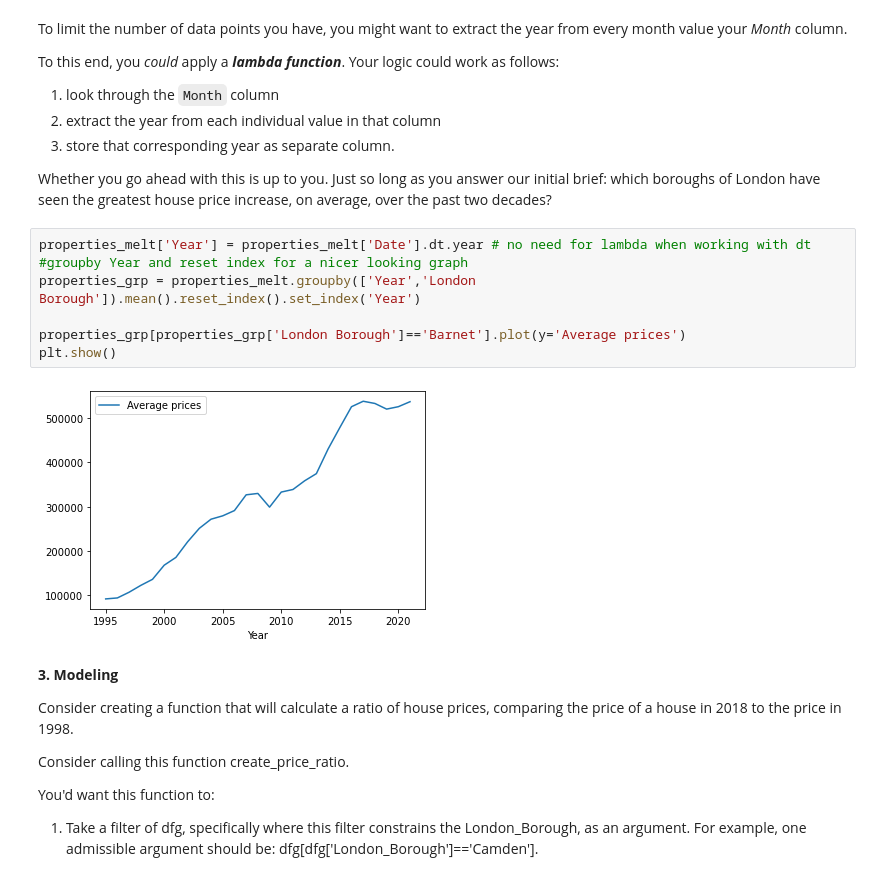
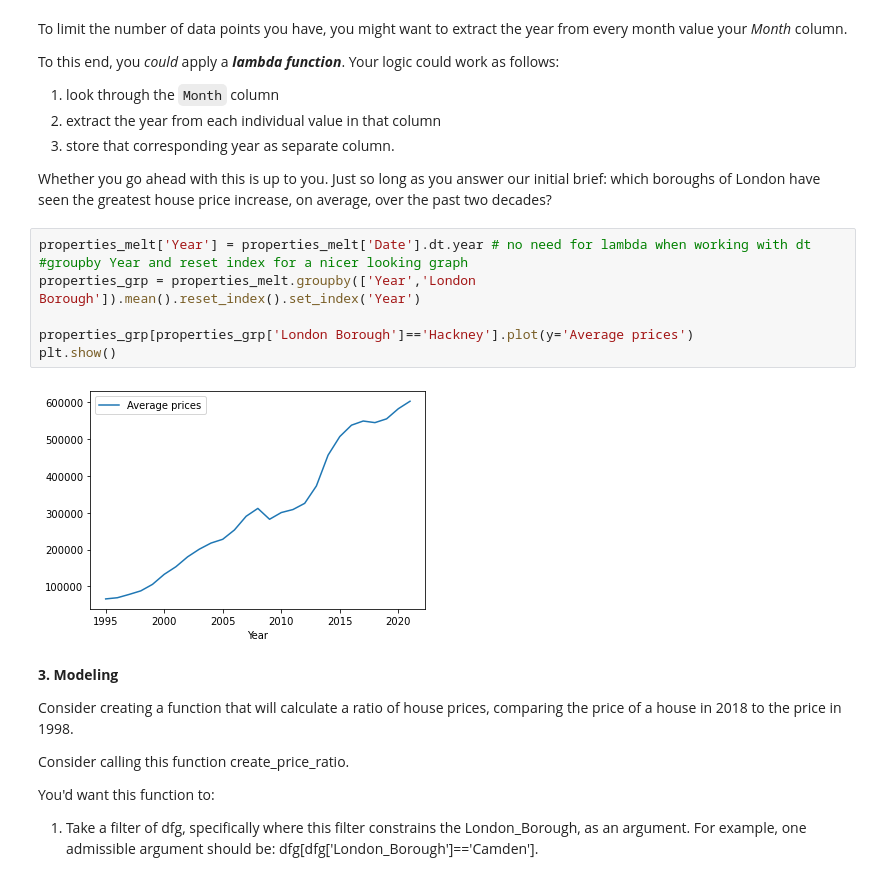
Before and after one commit to sandriyishen/Springboard_2021, a Jupyter notebook: Unit 4.3 - London Housing Case Study/Unit 4 Challenge - Tier 3.ipynb, the cells around one changed output. Cells and saved outputs as stored; diff of their text form.

```diff
--- a/Unit 4.3 - London Housing Case Study/Unit 4 Challenge - Tier 3.ipynb
+++ b/Unit 4.3 - London Housing Case Study/Unit 4 Challenge - Tier 3.ipynb
@@ -227,12 +227,12 @@ Whether you go ahead with this is up to you. Just so long as you answer our init
 # %%
 properties_melt['Year'] = properties_melt['Date'].dt.year # no need for lambda when working with dt
 #groupby Year and reset index for a nicer looking graph
 properties_grp = properties_melt.groupby(['Year','London Borough']).mean().reset_index().set_index('Year')
 
-properties_grp[properties_grp['London Borough']=='Barnet'].plot(y='Average prices')
+properties_grp[properties_grp['London Borough']=='Hackney'].plot(y='Average prices')
 plt.show()
 # %% [output]
-[figure, old version]
+[figure, new version]
 # %% [markdown]
 **3. Modeling**
 
```
Also changed, not shown: parts of 3 cells of this notebook.
